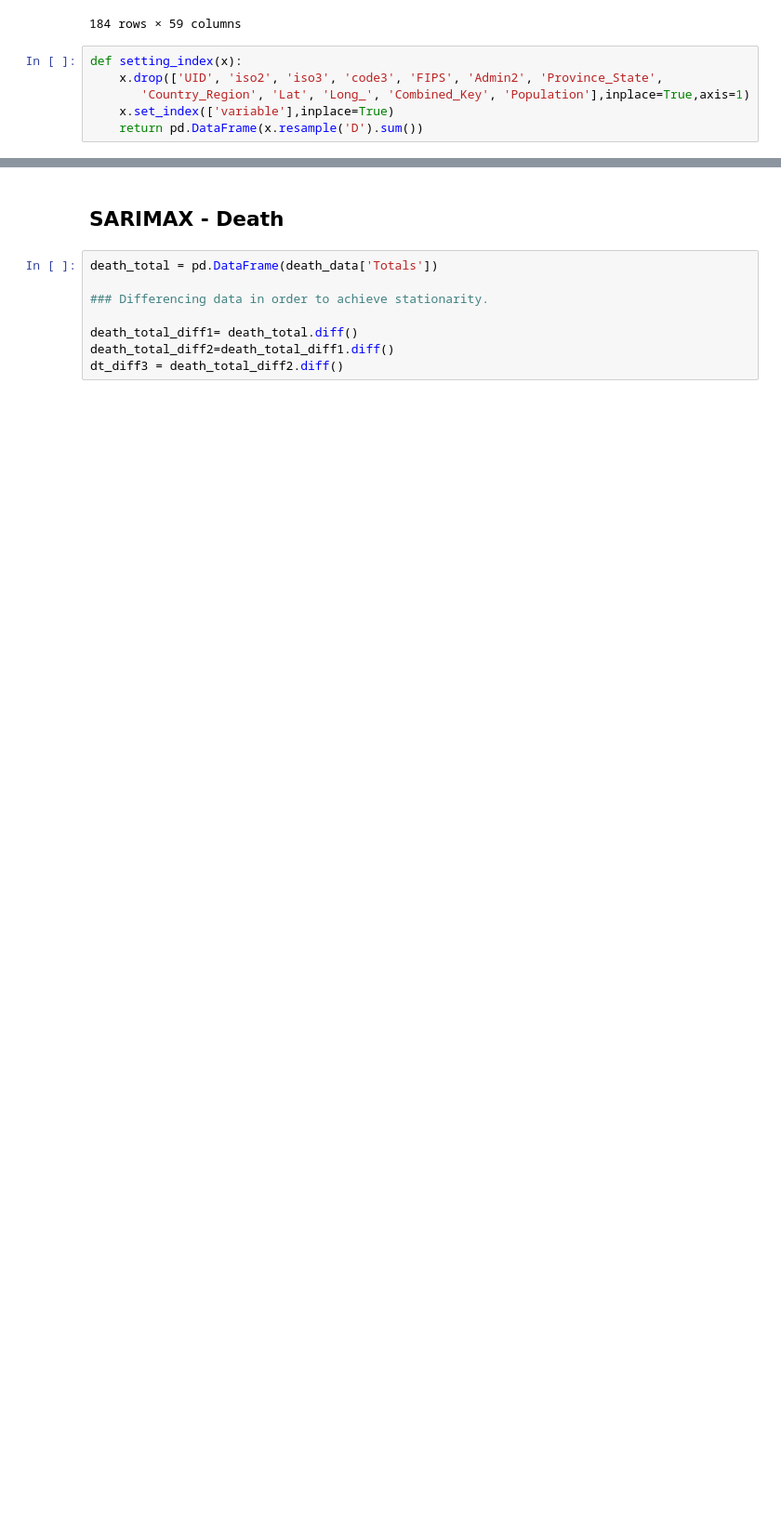
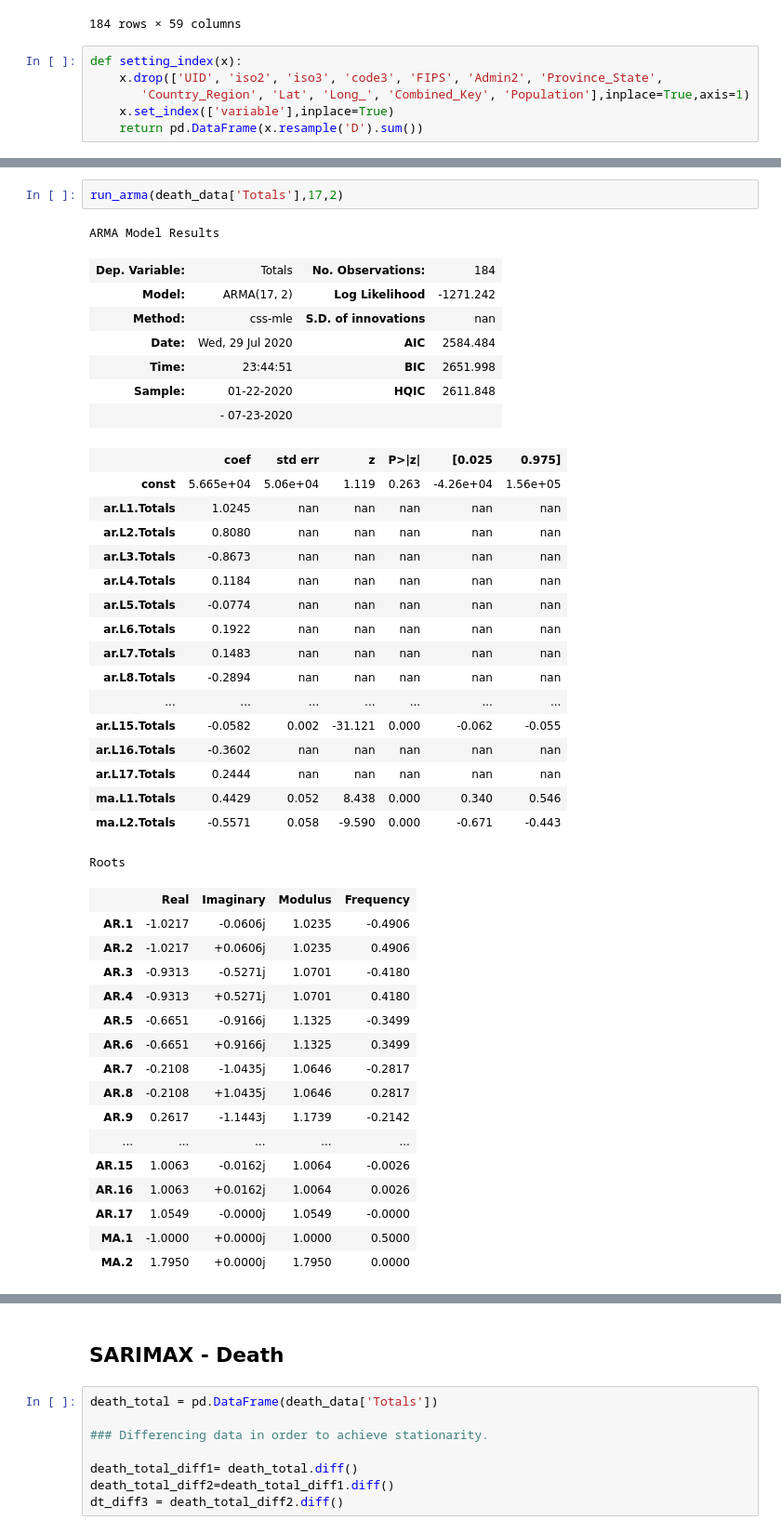
Before and after one commit to GabeSArn/time_series, a Jupyter notebook: index_ga.ipynb, the cells around one changed output, grey strips where cells are left out. Shown: that part at 93% size. Saved outputs shown, nothing was run; the diff lists cells and outputs as text; blank space fills up the shorter version.

Commit message:
Late push. Running more models and cleaning up notebook. Started on Readme file too.

```diff
--- a/index_ga.ipynb
+++ b/index_ga.ipynb
@@ -155,0 +217,44 @@ def setting_index(x):
+# %%
+run_arma(death_data['Totals'],17,2)
+# %% [output]
+ARMA Model Results
+| Dep. Variable: | Totals | No. Observations: | 184 |
+| Model: | ARMA(17, 2) | Log Likelihood | -1271.242 |
+| Method: | css-mle | S.D. of innovations | nan |
+| Date: | Wed, 29 Jul 2020 | AIC | 2584.484 |
+| Time: | 23:44:51 | BIC | 2651.998 |
+| Sample: | 01-22-2020 | HQIC | 2611.848 |
+|  | - 07-23-2020 |  |  |
+|  | coef | std err | z | P>|z| | [0.025 | 0.975] |
+| const | 5.665e+04 | 5.06e+04 | 1.119 | 0.263 | -4.26e+04 | 1.56e+05 |
+| ar.L1.Totals | 1.0245 | nan | nan | nan | nan | nan |
+| ar.L2.Totals | 0.8080 | nan | nan | nan | nan | nan |
+| ar.L3.Totals | -0.8673 | nan | nan | nan | nan | nan |
+| ar.L4.Totals | 0.1184 | nan | nan | nan | nan | nan |
+| ar.L5.Totals | -0.0774 | nan | nan | nan | nan | nan |
+| ar.L6.Totals | 0.1922 | nan | nan | nan | nan | nan |
+| ar.L7.Totals | 0.1483 | nan | nan | nan | nan | nan |
+| ar.L8.Totals | -0.2894 | nan | nan | nan | nan | nan |
+| ... | ... | ... | ... | ... | ... | ... |
+| ar.L15.Totals | -0.0582 | 0.002 | -31.121 | 0.000 | -0.062 | -0.055 |
+| ar.L16.Totals | -0.3602 | nan | nan | nan | nan | nan |
+| ar.L17.Totals | 0.2444 | nan | nan | nan | nan | nan |
+| ma.L1.Totals | 0.4429 | 0.052 | 8.438 | 0.000 | 0.340 | 0.546 |
+| ma.L2.Totals | -0.5571 | 0.058 | -9.590 | 0.000 | -0.671 | -0.443 |
+Roots
+|  | Real | Imaginary | Modulus | Frequency |
+| AR.1 | -1.0217 | -0.0606j | 1.0235 | -0.4906 |
+| AR.2 | -1.0217 | +0.0606j | 1.0235 | 0.4906 |
+| AR.3 | -0.9313 | -0.5271j | 1.0701 | -0.4180 |
+| AR.4 | -0.9313 | +0.5271j | 1.0701 | 0.4180 |
+| AR.5 | -0.6651 | -0.9166j | 1.1325 | -0.3499 |
+| AR.6 | -0.6651 | +0.9166j | 1.1325 | 0.3499 |
+| AR.7 | -0.2108 | -1.0435j | 1.0646 | -0.2817 |
+| AR.8 | -0.2108 | +1.0435j | 1.0646 | 0.2817 |
+| AR.9 | 0.2617 | -1.1443j | 1.1739 | -0.2142 |
+| ... | ... | ... | ... | ... |
+| AR.15 | 1.0063 | -0.0162j | 1.0064 | -0.0026 |
+| AR.16 | 1.0063 | +0.0162j | 1.0064 | 0.0026 |
+| AR.17 | 1.0549 | -0.0000j | 1.0549 | -0.0000 |
+| MA.1 | -1.0000 | +0.0000j | 1.0000 | 0.5000 |
+| MA.2 | 1.7950 | +0.0000j | 1.7950 | 0.0000 |
```
Also changed, not shown: parts of 16 cells of this notebook, 1 other file.
